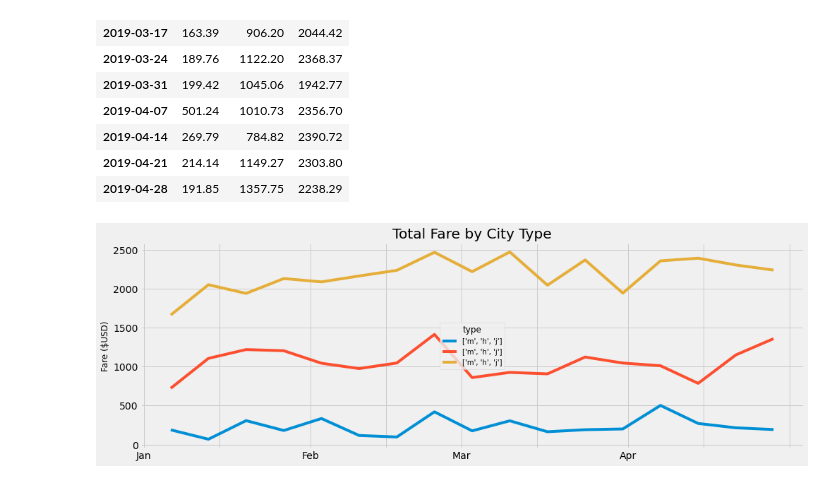
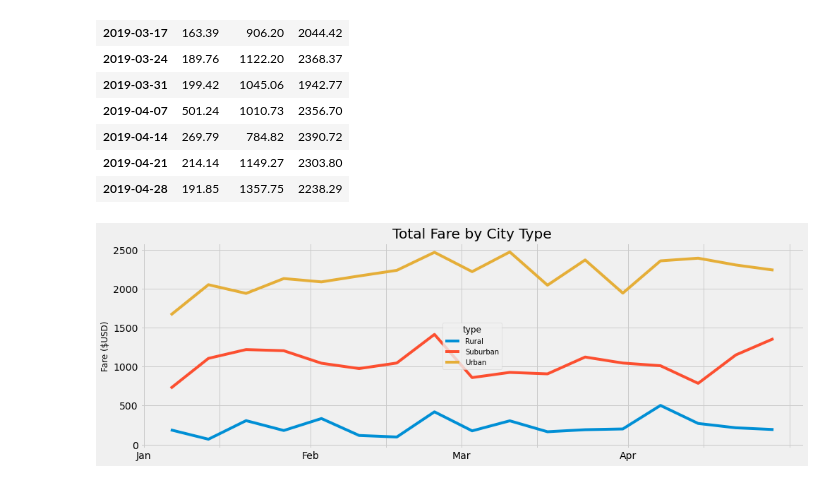
Before and after one commit to mansal2487/PyBer-Analysis, a Jupyter notebook: PyBer Challenge.ipynb, the cells around one changed output. Saved outputs shown, nothing was run; the diff lists cells and outputs as text; code cells hidden in the pictures.

```diff
--- a/PyBer Challenge.ipynb
+++ b/PyBer Challenge.ipynb
@@ -155,18 +155,18 @@ from matplotlib import style
 style.use('fivethirtyeight')
 # %%
 fig, ax = plt.subplots(figsize=(15, 5), linewidth=.5)
-ax.plot(final_df, label=['m', 'h', 'j'])
+ax.plot(final_df)
 ax.set_title('Total Fare by City Type')
 ax.set_ylabel('Fare ($USD)', fontsize=12)
 ax.set_xticklabels(['Jan', '', 'Feb', '', 'Mar', '', 'Apr'])
 
 lgnd = plt.legend(fontsize="10", mode='Expanded',
-         scatterpoints=1, loc="center", title="type")
+         scatterpoints=1, loc="center", title="type", labels=final_df)
 lgnd.legendHandles[0]._sizes = [75]
 lgnd.legendHandles[1]._sizes = [75]
 lgnd.legendHandles[2]._sizes = [75]
 lgnd.get_title().set_fontsize(12)
 
 plt.savefig("analysis/Fig8.png")
 # %% [output]
-[figure, old version]
+[figure, new version]
```
